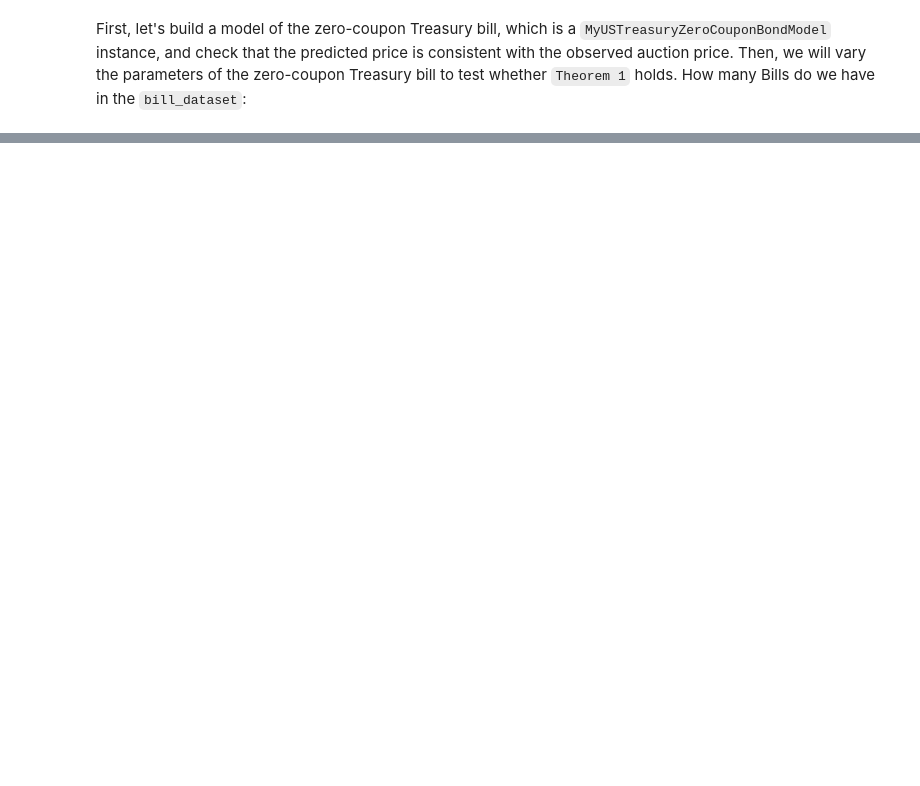
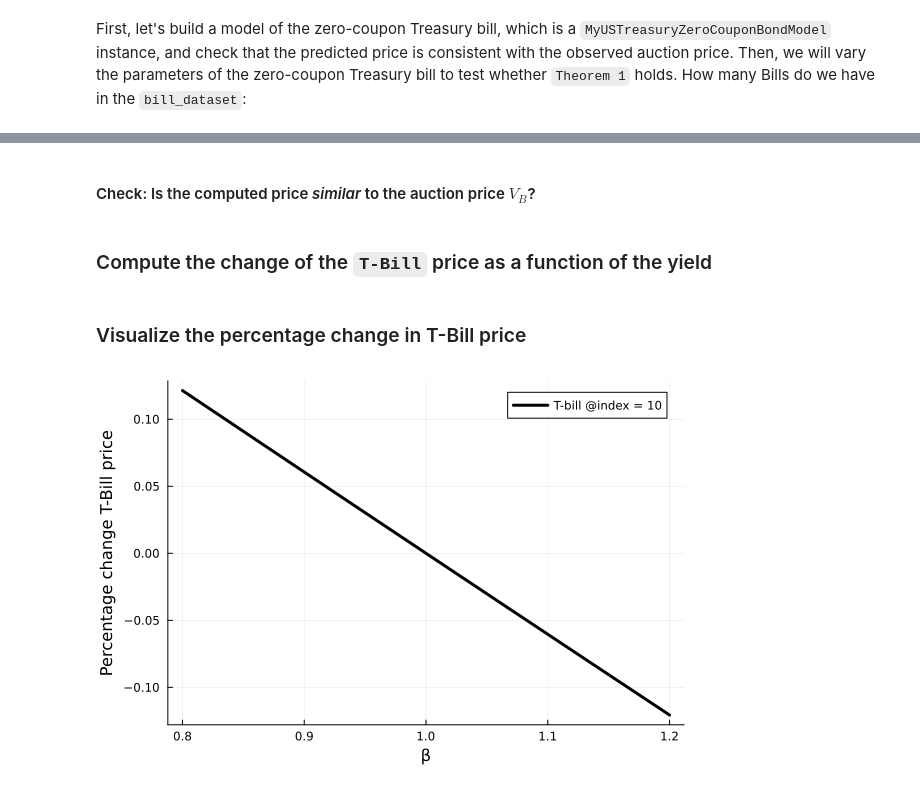
Before and after one commit to varnerlab/CHEME-5660-Labs-F23, a Jupyter notebook: CHEME-5660-L5b-FixedIncomeRisk.ipynb, the cells around one changed output, grey strips where cells are left out. Cells and saved outputs as stored; diff of their text form; code cells hidden in the pictures; blank space fills up the shorter version.

```diff
--- a/CHEME-5660-L5b-FixedIncomeRisk.ipynb
+++ b/CHEME-5660-L5b-FixedIncomeRisk.ipynb
@@ -30,3 +88,8 @@ Precompiling project...
 # %%
 discount_model = DiscreteCompoundingModel();
+# %%
+number_of_samples = 7;
+β₁ = 0.8;
+β₂ = 1.2;
+β = range(β₁, stop = β₂, length = number_of_samples) |> collect;
 # %% [markdown]
@@ -54 +122,3 @@ Next, select a random bill from the dataset, set the parameters on the `zero_cou
+# %% [markdown]
+#### Check: Is the computed price _similar_ to the auction price $V_{B}$?
 # %%
@@ -55,0 +128,23 @@ random_bill_index = 10; # 1 -> number_of_bills
+# %% [markdown]
+### Compute the change of the `T-Bill` price as a function of the yield
+# %%
+theorem_1_simulation_array = Array{Float64,2}(undef, number_of_samples, 2);
+for i ∈ eachindex(β)
+
+    β_value = β[i];
+    r̄ = bill_dataset[random_bill_index, Symbol("Investment Rate")];
+    r̄_value = β_value*bill_dataset[random_bill_index, Symbol("Investment Rate")];
+    zero_coupon_model.rate = r̄_value;
+    new_price = zero_coupon_model |> discount_model |> x-> x.price
+
+    theorem_1_simulation_array[i,1] = β_value
+    theorem_1_simulation_array[i,2] = ((new_price - computed_price)/(computed_price))*100
+end
+theorem_1_simulation_array;
+# %% [markdown]
+### Visualize the percentage change in T-Bill price
+# %%
+plot(theorem_1_simulation_array[:,1], theorem_1_simulation_array[:,2], lw=3, c=:black, xlabel="β",
+    ylabel="Percentage change T-Bill price", label="T-bill @index = $(random_bill_index)")
+# %% [output]
+[figure, added]
```
Also changed, not shown: parts of 32 cells of this notebook.
